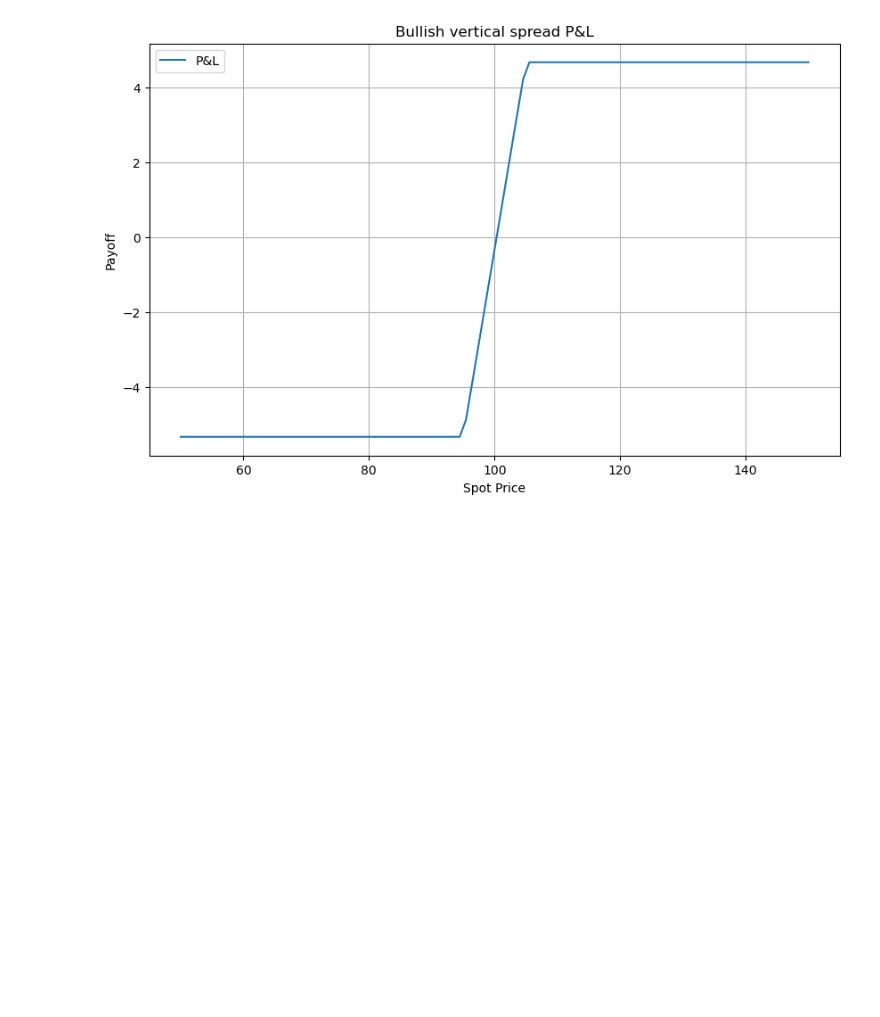
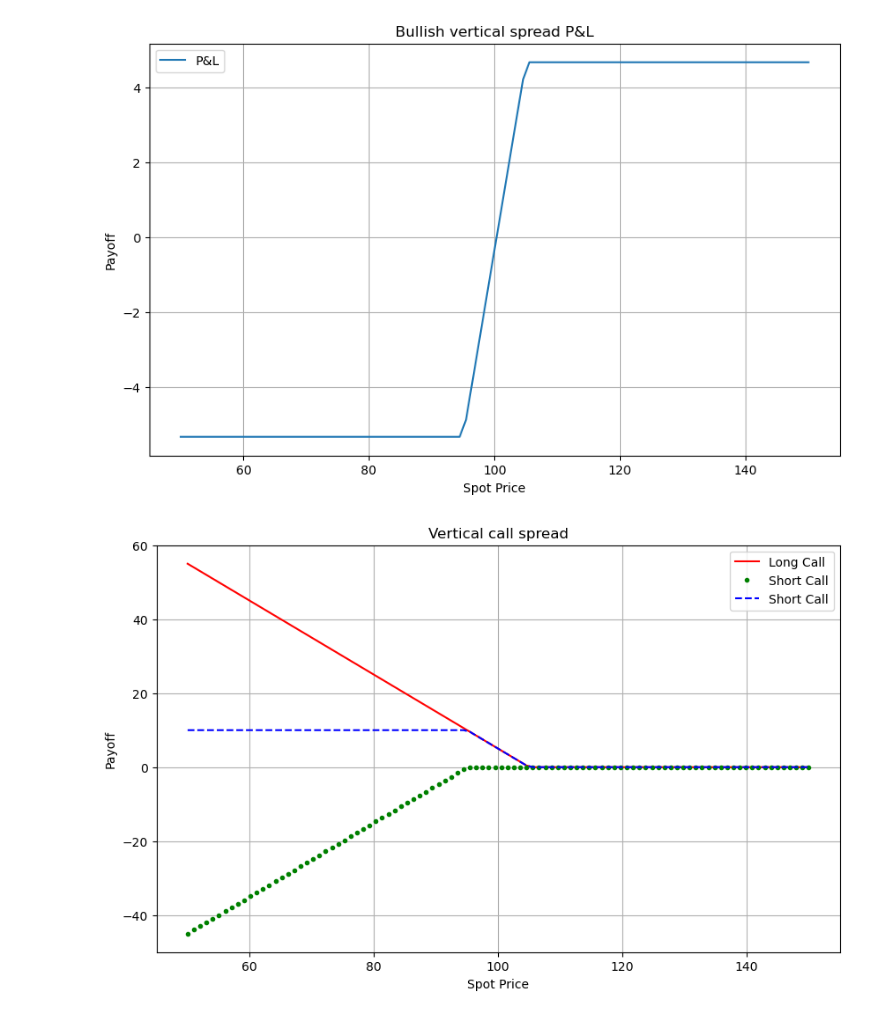
Before and after one commit to Paul-centrale/Financial-tool, a Jupyter notebook: Jupyter notebook/Moving variables for BS and greeks.ipynb, the cells around one changed output. Cells and saved outputs as stored; diff of their text form; code cells hidden in the pictures; blank space fills up the shorter version.

```diff
--- a/Jupyter notebook/Moving variables for BS and greeks.ipynb
+++ b/Jupyter notebook/Moving variables for BS and greeks.ipynb
@@ -435,31 +435,33 @@ plt.show()
 # %% [output]
 [figure]
 # %%
-#Bullish vertical spread with put options
+#Bearish vertical spread with put options
 S = 100
 K_1 = 95
 K_2 = 105
 T = 1
 r = 0.05
 sigma = 0.2
-C_1,C_2 = black_scholes_put(S,K_1,T,r,sigma),black_scholes_put(S,K_2,T,r,sigma)
-premium = + C_1 - C_2
+P_1,P_2 = black_scholes_put(S,K_1,T,r,sigma),black_scholes_put(S,K_2,T,r,sigma)
+premium =  - P_1 + P_2
 
 S = np.linspace(50, 150, 100)
 
-long_call = np.maximum(S - K_1 , 0)
-Short_call = - np.maximum(S - K_2 , 0)
+long_put = np.maximum(K_2 - S, 0)
+short_put = -np.maximum(K_1 - S, 0)
 
-Combinaison = long_call + Short_call
+Combinaison = long_put + short_put
 
 # Plotting
 plt.figure(figsize=(10, 6))
-plt.plot(S, long_call,'r-' ,label='Long Call')
-plt.plot(S, short_call,'g.', label='Short Call')
+plt.plot(S, long_put,'r-' ,label='Long Call')
+plt.plot(S, short_put,'g.', label='Short Call')
 plt.plot(S, Combinaison,'b--', label='Short Call')
 plt.xlabel('Spot Price')
 plt.ylabel('Payoff')
 plt.title('Vertical call spread')
 plt.legend()
 plt.grid(True)
 plt.show()
+# %% [output]
+[figure, added]
```
Also changed, not shown: parts of 1 cell of this notebook, 9 other files.
